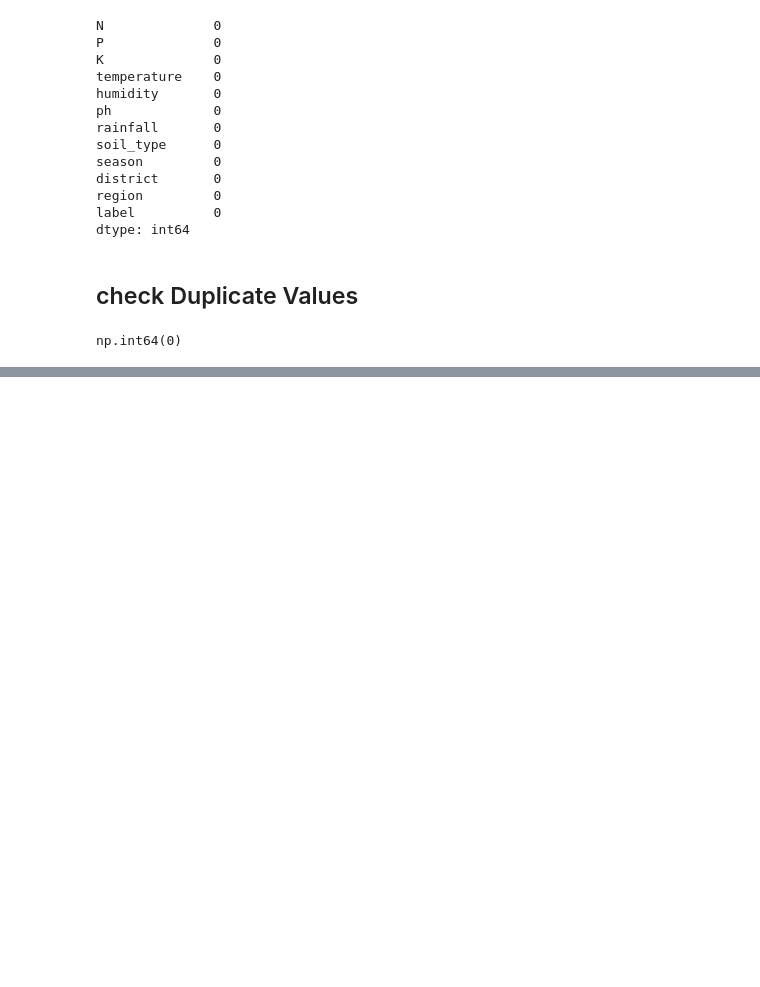
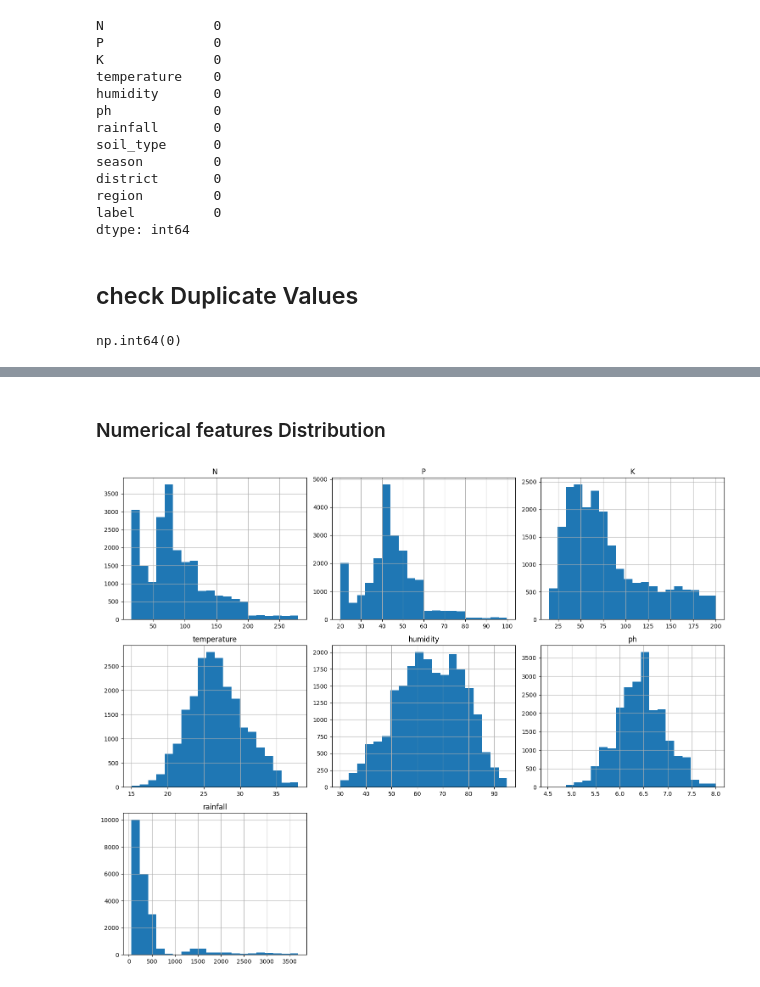
Before and after one commit to adhiyakamar6282-ctrl/Crop_Recommendation, a Jupyter notebook: Crop_Project.ipynb, the cells around one changed output, grey strips where cells are left out. Cells and saved outputs as stored; diff of their text form; code cells hidden in the pictures; blank space fills up the shorter version.

```diff
--- a/Crop_Project.ipynb
+++ b/Crop_Project.ipynb
@@ -94,0 +130,8 @@ np.int64(0)
+# %% [markdown]
+### Numerical features Distribution
+# %%
+df.hist(figsize=(15,12), bins=20)
+plt.tight_layout()
+plt.show()
+# %% [output]
+[figure, added]
```
Also changed, not shown: parts of 14 cells of this notebook.
